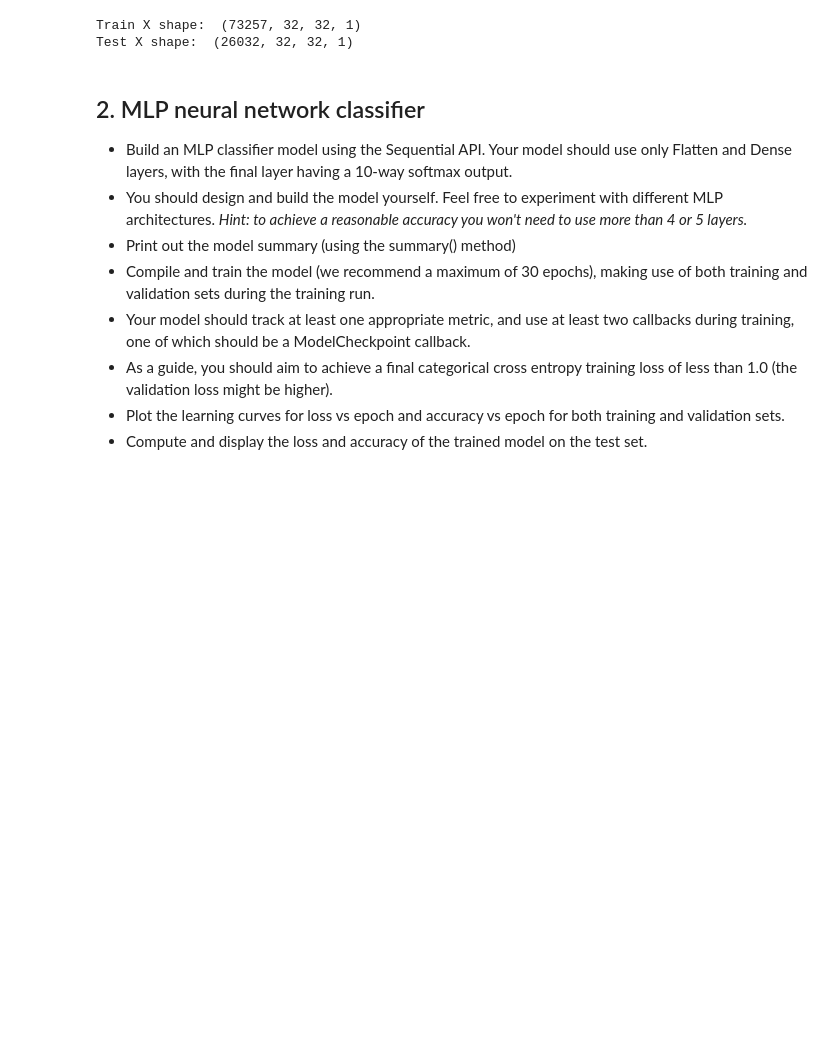
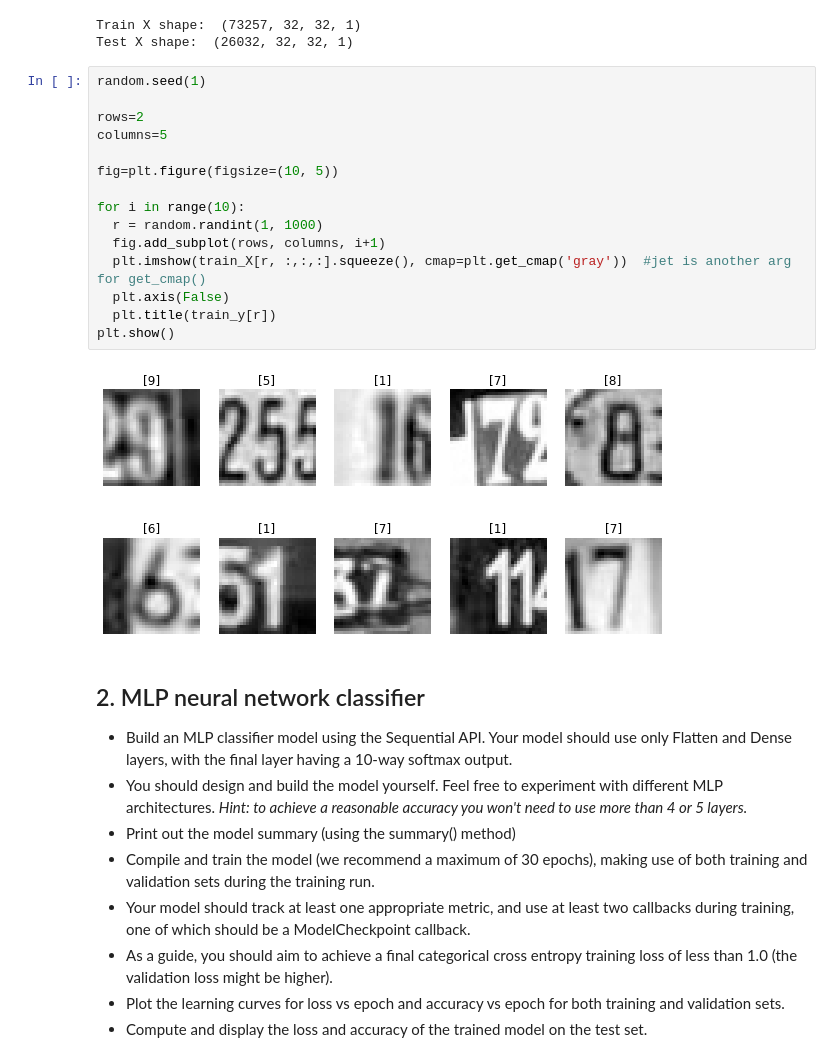
Before and after one commit to ravitata/tensorflow2, a Jupyter notebook: c1w5_Capstone_Project.ipynb, the cells around one changed output. Cells and saved outputs as stored; diff of their text form; blank space fills up the shorter version.

```diff
--- a/c1w5_Capstone_Project.ipynb
+++ b/c1w5_Capstone_Project.ipynb
@@ -113,6 +113,23 @@ print('Test X shape: ', test_X.shape)
 # %% [output]
 Train X shape:  (73257, 32, 32, 1)
 Test X shape:  (26032, 32, 32, 1)
+# %%
+random.seed(1)
+
+rows=2
+columns=5
+
+fig=plt.figure(figsize=(10, 5))
+
+for i in range(10):
+  r = random.randint(1, 1000)
+  fig.add_subplot(rows, columns, i+1)
+  plt.imshow(train_X[r, :,:,:].squeeze(), cmap=plt.get_cmap('gray'))  #jet is another arg for get_cmap()
+  plt.axis(False)
+  plt.title(train_y[r])
+plt.show()
+# %% [output]
+[figure, added]
 # %% [markdown]
 ## 2. MLP neural network classifier
 * Build an MLP classifier model using the Sequential API. Your model should use only Flatten and Dense layers, with the final layer having a 10-way softmax output.
```
